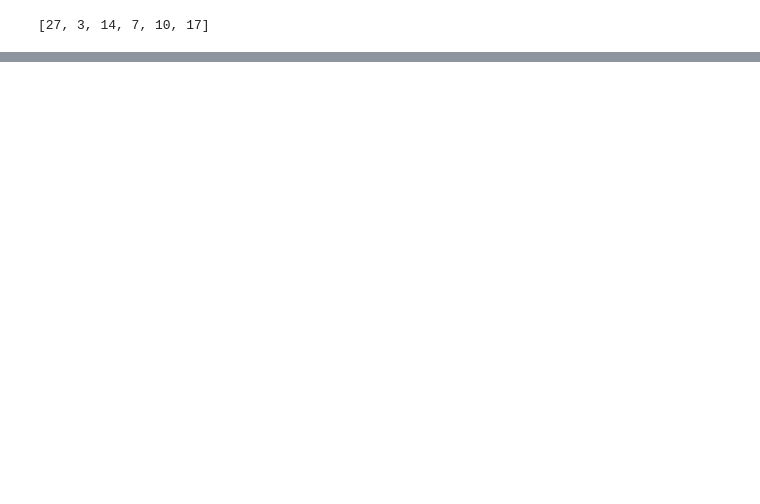
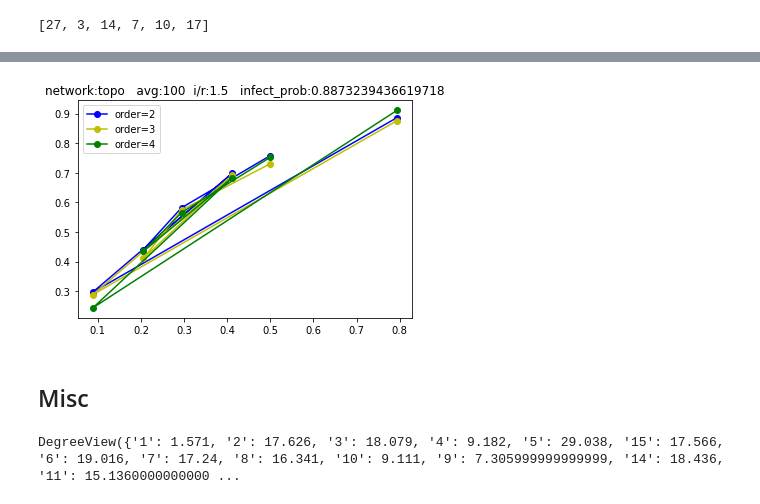
Before and after one commit to odunayo12/Skoltech-PhD-Thesis, a Jupyter notebook: _codes/SIR/Influential-nodes-identification-in-complex-networks-via-information-entropy/experiments and data/different_order_in_EnRenewRank.ipynb, the cells around one changed output, grey strips where cells are left out. Cells and saved outputs as stored; diff of their text form; code cells hidden in the pictures; blank space fills up the shorter version.

```diff
--- a/_codes/SIR/Influential-nodes-identification-in-complex-networks-via-information-entropy/experiments and data/different_order_in_EnRenewRank.ipynb
+++ b/_codes/SIR/Influential-nodes-identification-in-complex-networks-via-information-entropy/experiments and data/different_order_in_EnRenewRank.ipynb
@@ -20,23 +20,9 @@ edge_geo_data_combined = assign_location(G, geo_loc_data)
 # set edge attributes
 set_edge_attr(G, edge_geo_data_combined)
 # obtain the node degrees and edges weights to desired lengths
-tmp_t = list(range(1, 5))
+tmp_t = list(range(1, 6))
 tmp_t_SN, tmp_t_hub = hubs_SN_NS(G, tmp_t)
 # unpack the nodes and edges
-tmp_t_SN_1, tmp_t_SN_2, tmp_t_SN_3, tmp_t_SN_4 = tmp_t_SN
-tmp_t_hub_1, tmp_t_hub_2, tmp_t_hub_3, tmp_t_hub_4 = tmp_t_hub
+# tmp_t_SN_1, tmp_t_SN_2, tmp_t_SN_3, tmp_t_SN_4 = tmp_t_SN
+# tmp_t_hub_1, tmp_t_hub_2, tmp_t_hub_3, tmp_t_hub_4 = tmp_t_hub
 # determine variables values
-k_max, k_min, k_2_max, k_2_min, sigma, delta = maxi_mini(
-    tmp_t_SN_1[1], tmp_t_hub_2[2])
-# assign various probability weights
-w_d_h, w_d_2_h, w_d_l, w_d_2_l, w_d_t, w_d_2_t = probability_weights(
-    tmp_t_SN_1[1], tmp_t_hub_2[2], k_max, k_min, k_2_max, k_2_min, sigma, delta)
-# combine into a dictionary
-combined_dict, combined_dict_k_2 = covert_to_dict(
-    w_d_h, w_d_l, w_d_t), covert_to_dict(w_d_2_h, w_d_2_l, w_d_2_t)
-# print(combined_dict, "\n ...... \n", combined_dict_k_2)
-
-# Get ranked result
-opti_rank, ranked_nodes = rank_result(combined_dict, combined_dict_k_2)
-
-print(opti_rank)
@@ -91,0 +140,23 @@ plt.show()
+# %%
+ranked_nodes_2_SN_SIR = [get_sir_result(G, ranked_nodes_2_SN, k, avg, infect_prob, cover_prob, max_iter)[-1]/ nx.number_of_nodes(G) for k in tqdm(topk_list)]
+ranked_nodes_3_SN_SIR = [get_sir_result(G, ranked_nodes_3_SN, k, avg, infect_prob, cover_prob, max_iter)[-1]/ nx.number_of_nodes(G) for k in tqdm(topk_list)]
+ranked_nodes_4_SN_SIR = [get_sir_result(G, ranked_nodes_4_SN, k, avg, infect_prob, cover_prob, max_iter)[-1]/ nx.number_of_nodes(G) for k in tqdm(topk_list)]
+# %%
+%matplotlib inline
+plt.title(f'network:{data_file}   avg:{avg}  i/r:{atio}   infect_prob:{infect_prob}')
+# plt.plot(np.array(topk_list) / nx.number_of_nodes(G), ranked_nodes_1_SIR, 'r-o', label='order=1')
+plt.plot(np.array(topk_list) / nx.number_of_nodes(G), ranked_nodes_2_SN_SIR, 'b-o', label='order=2')
+plt.plot(np.array(topk_list) / nx.number_of_nodes(G), ranked_nodes_3_SN_SIR, 'y-o', label='order=3')
+plt.plot(np.array(topk_list) / nx.number_of_nodes(G), ranked_nodes_4_SN_SIR, 'g-o', label='order=4')
+plt.legend()
+plt.show()
+# %% [output]
+[figure, added]
+# %% [markdown]
+## Misc
+# %%
+nx.degree_centrality(G)
+nx.degree(G)
+G.degree(weight='weight')
+# %% [output]
+DegreeView({'1': 1.571, '2': 17.626, '3': 18.079, '4': 9.182, '5': 29.038, '15': 17.566, '6': 19.016, '7': 17.24, '8': 16.341, '10': 9.111, '9': 7.305999999999999, '14': 18.436, '11': 15.1360000000000 ...
```
Also changed, not shown: parts of 14 cells of this notebook, 5 other files.
